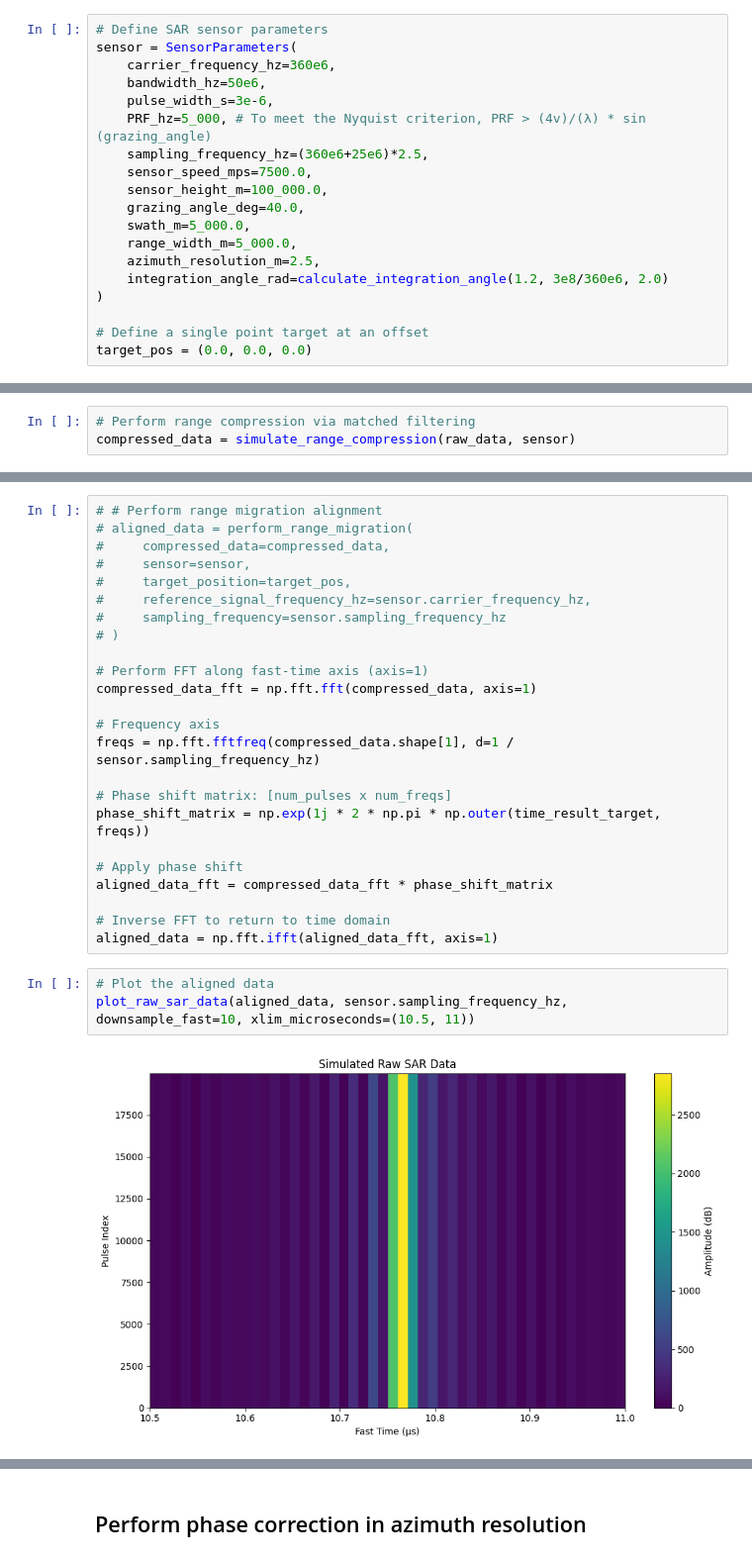
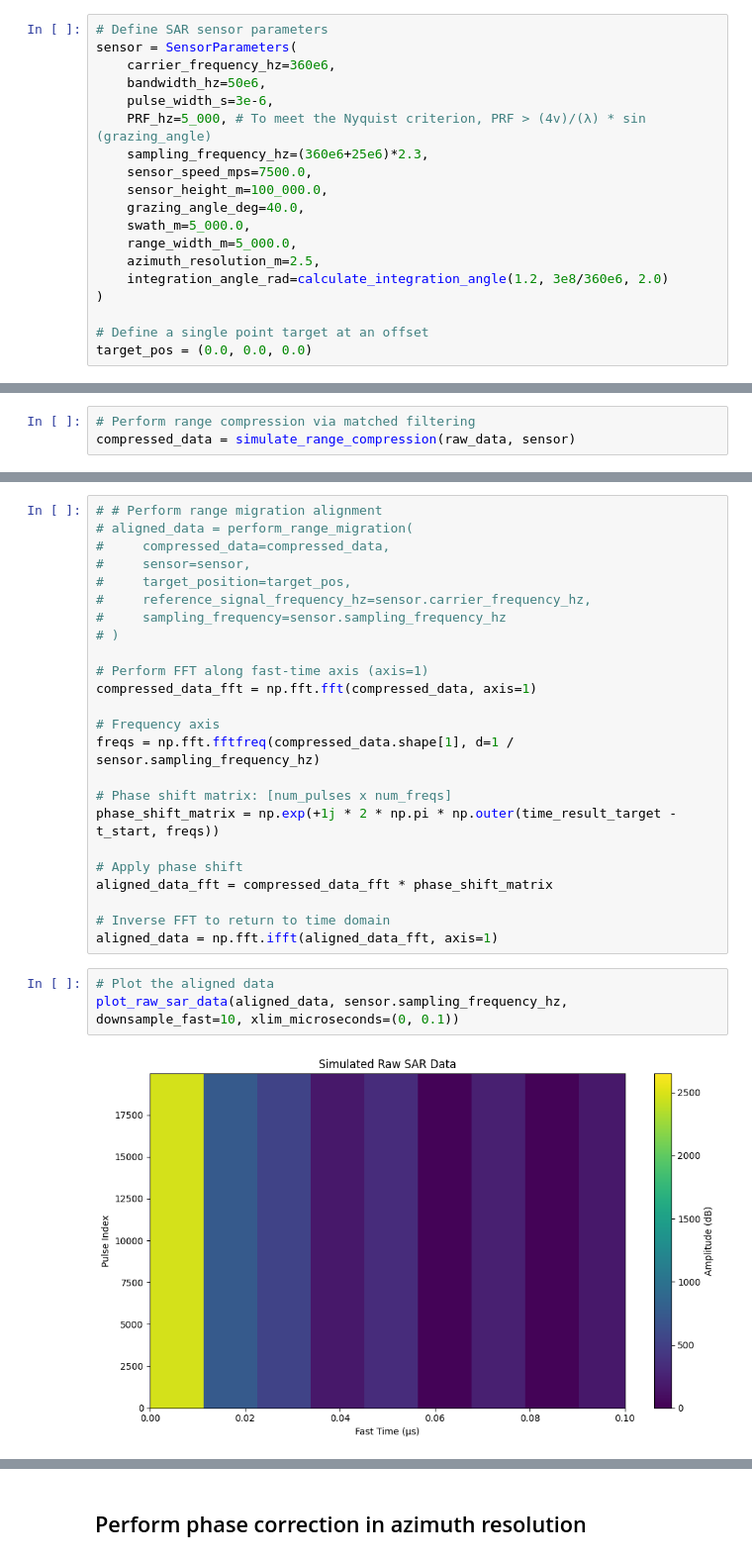
Before and after one commit to kwokkeith/signal_processing_notes, a Jupyter notebook: 07_raw_data_simulation.ipynb, the cells around one changed output, grey strips where cells are left out. Shown at 99% size. Cells and saved outputs as stored; diff of their text form.

```diff
--- a/07_raw_data_simulation.ipynb
+++ b/07_raw_data_simulation.ipynb
@@ -8,7 +8,7 @@ sensor = SensorParameters(
     bandwidth_hz=50e6,
     pulse_width_s=3e-6,
     PRF_hz=5_000, # To meet the Nyquist criterion, PRF > (4v)/(λ) * sin (grazing_angle)
-    sampling_frequency_hz=(360e6+25e6)*2.5,
+    sampling_frequency_hz=(360e6+25e6)*2.3,
     sensor_speed_mps=7500.0,
     sensor_height_m=100_000.0,
     grazing_angle_deg=40.0,
@@ -168,7 +168,7 @@ compressed_data_fft = np.fft.fft(compressed_data, axis=1)
 freqs = np.fft.fftfreq(compressed_data.shape[1], d=1 / sensor.sampling_frequency_hz)
 
 # Phase shift matrix: [num_pulses x num_freqs]
-phase_shift_matrix = np.exp(1j * 2 * np.pi * np.outer(time_result_target, freqs))
+phase_shift_matrix = np.exp(+1j * 2 * np.pi * np.outer(time_result_target - t_start, freqs))
 
 # Apply phase shift
 aligned_data_fft = compressed_data_fft * phase_shift_matrix
@@ -177,9 +177,9 @@ aligned_data_fft = compressed_data_fft * phase_shift_matrix
 aligned_data = np.fft.ifft(aligned_data_fft, axis=1)
 # %%
 # Plot the aligned data
-plot_raw_sar_data(aligned_data, sensor.sampling_frequency_hz, downsample_fast=10, xlim_microseconds=(10.5, 11))
+plot_raw_sar_data(aligned_data, sensor.sampling_frequency_hz, downsample_fast=10, xlim_microseconds=(0, 0.1))
 # %% [output]
-[figure, old version]
+[figure, new version]
 # %%
 import numpy as np
 
```
Also changed, not shown: parts of 19 cells of this notebook.
